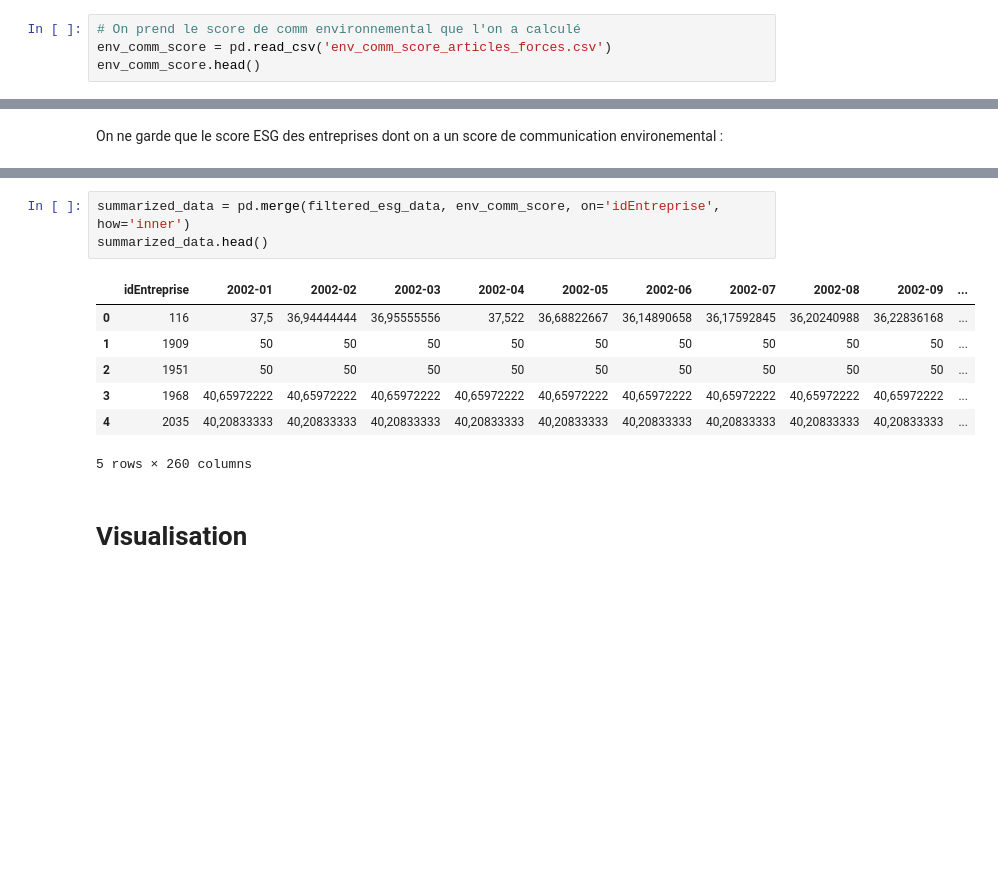
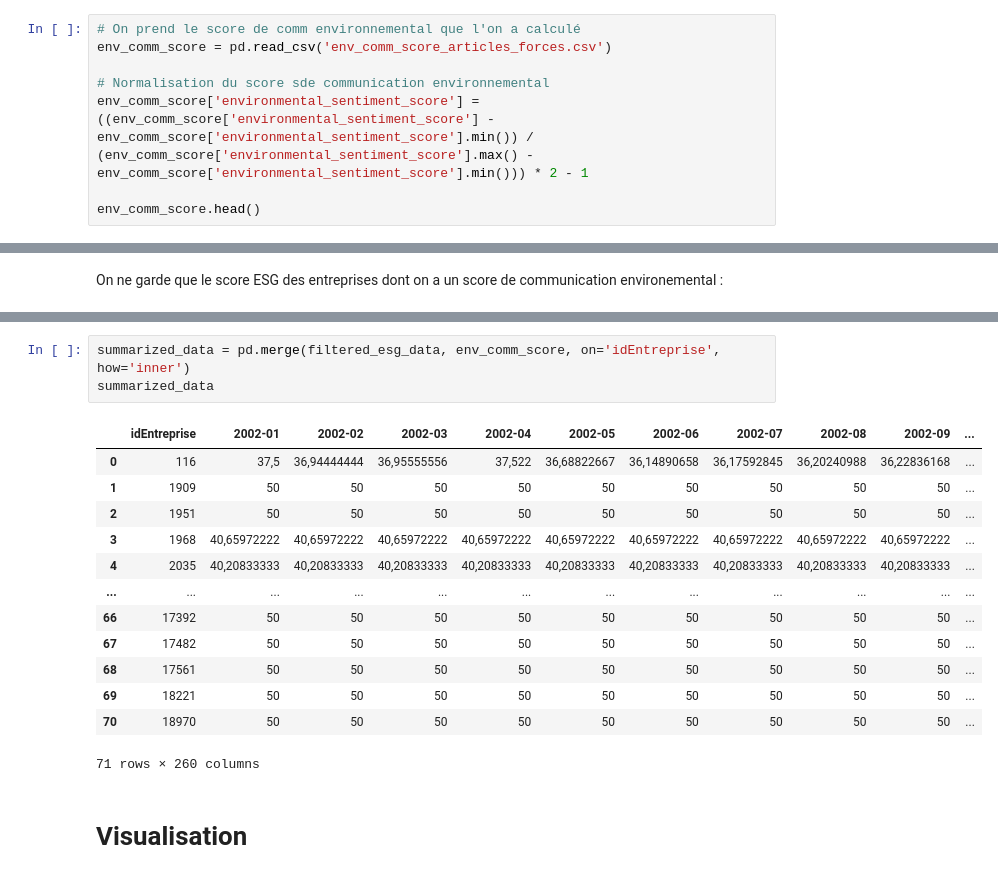
Before and after one commit to tgarnier067/Stat_app, a Jupyter notebook: Econometrie.ipynb, the cells around one changed output, grey strips where cells are left out. Saved outputs shown, nothing was run; the diff lists cells and outputs as text; blank space fills up the shorter version.

```diff
--- a/Econometrie.ipynb
+++ b/Econometrie.ipynb
@@ -44,6 +44,10 @@ esg_data.head()
 # %%
 # On prend le score de comm environnemental que l'on a calculé
 env_comm_score = pd.read_csv('env_comm_score_articles_forces.csv')
+
+# Normalisation du score sde communication environnemental
+env_comm_score['environmental_sentiment_score'] = ((env_comm_score['environmental_sentiment_score'] - env_comm_score['environmental_sentiment_score'].min()) / (env_comm_score['environmental_sentiment_score'].max() - env_comm_score['environmental_sentiment_score'].min())) * 2 - 1
+
 env_comm_score.head()
 # %% [output]
 |  | Entreprise_Insérée_1 | ISIN | environmental_sentiment_score |
@@ -116,14 +137,20 @@ filtered_esg_data.head()
 # %%
 summarized_data = pd.merge(filtered_esg_data, env_comm_score, on='idEntreprise', how='inner')
-summarized_data.head()
+summarized_data
 # %% [output]
 |  | idEntreprise | 2002-01 | 2002-02 | 2002-03 | 2002-04 | 2002-05 | 2002-06 | 2002-07 | 2002-08 | 2002-09 | ... |
 | 0 | 116 | 37,5 | 36,94444444 | 36,95555556 | 37,522 | 36,68822667 | 36,14890658 | 36,17592845 | 36,20240988 | 36,22836168 | ... |
 | 1 | 1909 | 50 | 50 | 50 | 50 | 50 | 50 | 50 | 50 | 50 | ... |
 | 2 | 1951 | 50 | 50 | 50 | 50 | 50 | 50 | 50 | 50 | 50 | ... |
 | 3 | 1968 | 40,65972222 | 40,65972222 | 40,65972222 | 40,65972222 | 40,65972222 | 40,65972222 | 40,65972222 | 40,65972222 | 40,65972222 | ... |
 | 4 | 2035 | 40,20833333 | 40,20833333 | 40,20833333 | 40,20833333 | 40,20833333 | 40,20833333 | 40,20833333 | 40,20833333 | 40,20833333 | ... |
+| ... | ... | ... | ... | ... | ... | ... | ... | ... | ... | ... | ... |
+| 66 | 17392 | 50 | 50 | 50 | 50 | 50 | 50 | 50 | 50 | 50 | ... |
+| 67 | 17482 | 50 | 50 | 50 | 50 | 50 | 50 | 50 | 50 | 50 | ... |
+| 68 | 17561 | 50 | 50 | 50 | 50 | 50 | 50 | 50 | 50 | 50 | ... |
+| 69 | 18221 | 50 | 50 | 50 | 50 | 50 | 50 | 50 | 50 | 50 | ... |
+| 70 | 18970 | 50 | 50 | 50 | 50 | 50 | 50 | 50 | 50 | 50 | ... |
-5 rows × 260 columns
+71 rows × 260 columns
 # %% [markdown]
 # Visualisation
 # %% [markdown]
```
Also changed, not shown: parts of 30 cells of this notebook, 1 other file.
